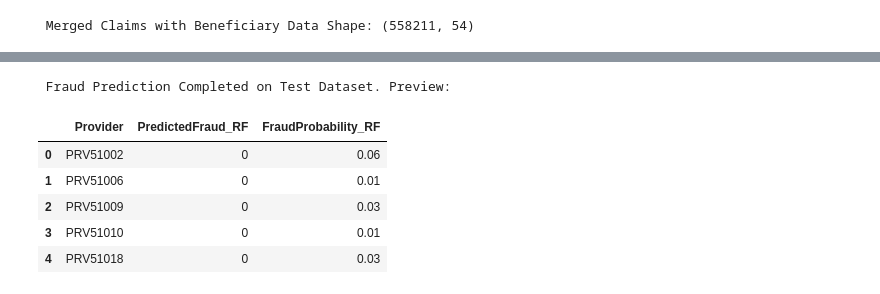
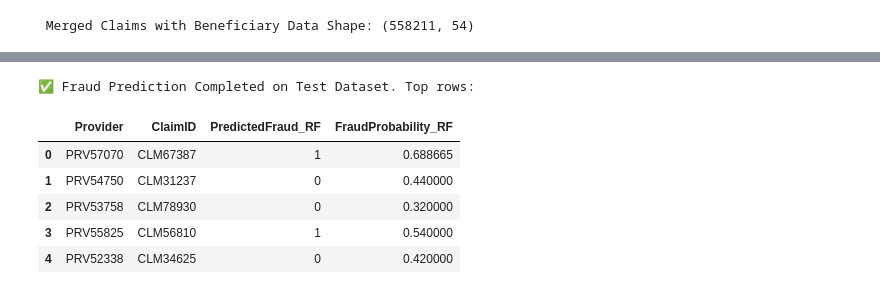
Before and after one commit to mubasshir00/health-insurance-fraud-detection, a Jupyter notebook: Random_forest.ipynb, the cells around one changed output, grey strips where cells are left out. Saved outputs shown, nothing was run; the diff lists cells and outputs as text; code cells hidden in the pictures.

```diff
--- a/Random_forest.ipynb
+++ b/Random_forest.ipynb
@@ -1044,8 +1030,17 @@ display(model_df.head())
 # %%
+# 1️⃣ Report the shape of the final dataset
 print("\n Shape of Final Model Data:", model_df.shape)
 
-# 5️⃣ Define X (features) and y (labels) for modeling
-feature_cols = [col for col in model_df.columns if col not in ['Provider', 'FraudLabel']]
+# 2️⃣ Define X (features) and y (label)
+# Exclude identifiers and target label
+feature_cols = [col for col in model_df.columns if col not in ['Provider', 'ClaimID', 'BeneID', 'FraudLabel']]
 X = model_df[feature_cols]
 y = model_df['FraudLabel']
+
+# 3️⃣ Quick preview
+print("\n Feature Matrix (X) Preview:")
+display(X.head())
+
+print("\n Target Vector (y) Distribution:")
+print(y.value_counts())
 # %% [output]
@@ -1250,5 +1241,6 @@ def prepare_provider_features(main_df, beneficiary_df, inpatient_df, outpatient_
     return final_df
 # %%
-test_df = prepare_provider_features(
+test_df = prepare_claim_level_features(
     test_main, test_beneficiary, test_inpatient, test_outpatient, is_train=False
 )
+print(test_df.head())
@@ -1255,23 +1265,25 @@ test_df = prepare_provider_features(
 # %%
-# Align features with training features
-X_test_final = test_df[X_train.columns]  # Use the same columns as X_train
+#  Ensure test features align with training
+X_test_final = test_df[X_train.columns]  # Use same features as model was trained on
 
-# 3️⃣ Predict using previously trained Random Forest
+# Predict fraud labels and probabilities
 test_df['PredictedFraud_RF'] = rf.predict(X_test_final)
 test_df['FraudProbability_RF'] = rf.predict_proba(X_test_final)[:, 1]
 
-# 4️⃣ Prepare and export result
-result_df = test_df[['Provider', 'PredictedFraud_RF', 'FraudProbability_RF']]
-result_df.to_csv("fraud_prediction_results_RF.csv", index=False)
+# Create result DataFrame with essential columns
+result_df = test_df[['Provider', 'ClaimID', 'PredictedFraud_RF', 'FraudProbability_RF']]
 
-# Display top rows
-print("\n Fraud Prediction Completed on Test Dataset. Preview:")
+#  Export to CSV
+result_df.to_csv("RF_res.csv", index=False)
+
+#  Preview
+print("\n✅ Fraud Prediction Completed on Test Dataset. Top rows:")
 display(result_df.head())
 # %% [output]
- Fraud Prediction Completed on Test Dataset. Preview:
+✅ Fraud Prediction Completed on Test Dataset. Top rows:
-|  | Provider | PredictedFraud_RF | FraudProbability_RF |
-| 0 | PRV51002 | 0 | 0.06 |
-| 1 | PRV51006 | 0 | 0.01 |
-| 2 | PRV51009 | 0 | 0.03 |
-| 3 | PRV51010 | 0 | 0.01 |
-| 4 | PRV51018 | 0 | 0.03 |
+|  | Provider | ClaimID | PredictedFraud_RF | FraudProbability_RF |
+| 0 | PRV57070 | CLM67387 | 1 | 0.688665 |
+| 1 | PRV54750 | CLM31237 | 0 | 0.440000 |
+| 2 | PRV53758 | CLM78930 | 0 | 0.320000 |
+| 3 | PRV55825 | CLM56810 | 1 | 0.540000 |
+| 4 | PRV52338 | CLM34625 | 0 | 0.420000 |
```
Also changed, not shown: parts of 18 cells of this notebook, 2 other files.
